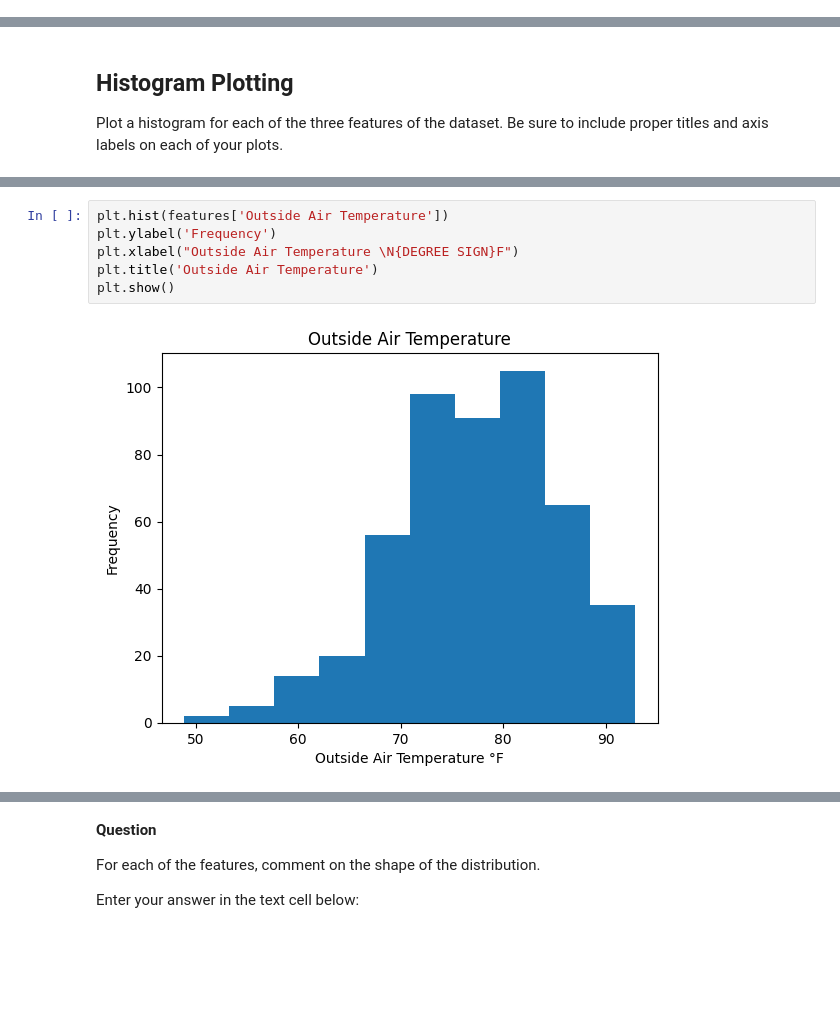
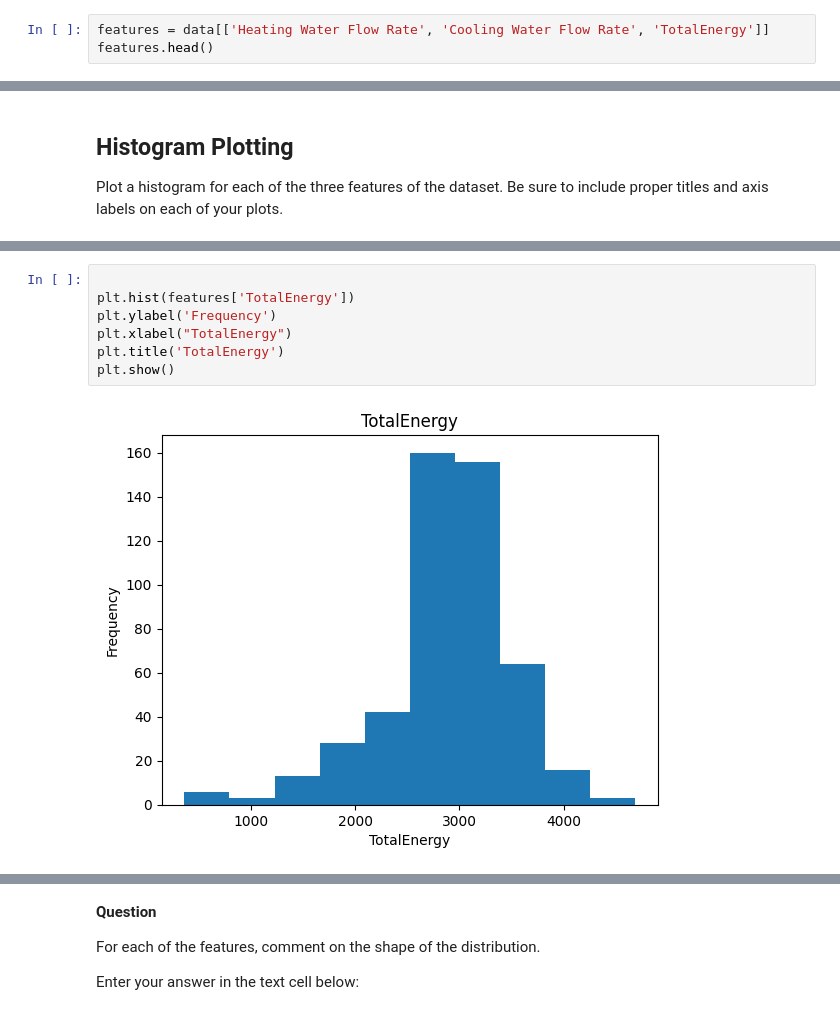
Before and after one commit to ncat-morrow/isen-project-1-team-name, a Jupyter notebook: ISEN_370_Project_1_Assignment.ipynb, the cells around one changed output, grey strips where cells are left out. Drawn from its saved outputs; the diff is of its cells as text; blank space fills up the shorter version.

```diff
--- a/ISEN_370_Project_1_Assignment.ipynb
+++ b/ISEN_370_Project_1_Assignment.ipynb
@@ -53,0 +39,3 @@ features.head()
+# %%
+features = data[['Heating Water Flow Rate', 'Cooling Water Flow Rate', 'TotalEnergy']]
+features.head()
@@ -80,8 +91,9 @@ plt.show()
 # %%
-plt.hist(features['Outside Air Temperature'])
+
+plt.hist(features['TotalEnergy'])
 plt.ylabel('Frequency')
-plt.xlabel("Outside Air Temperature \N{DEGREE SIGN}F")
-plt.title('Outside Air Temperature')
+plt.xlabel("TotalEnergy")
+plt.title('TotalEnergy')
 plt.show()
 # %% [output]
-[figure, old version]
+[figure, new version]
```
Also changed, not shown: parts of 17 cells of this notebook.
